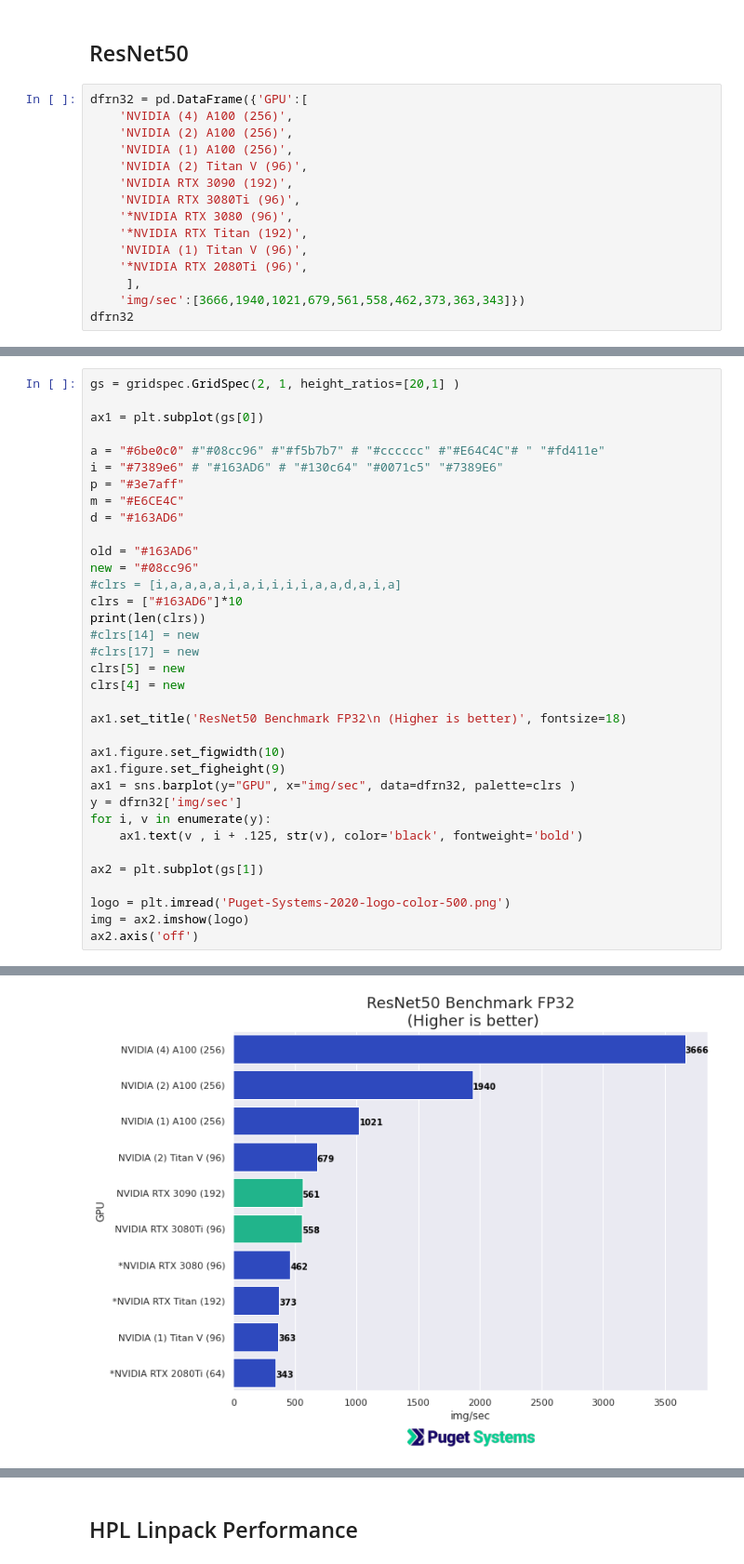
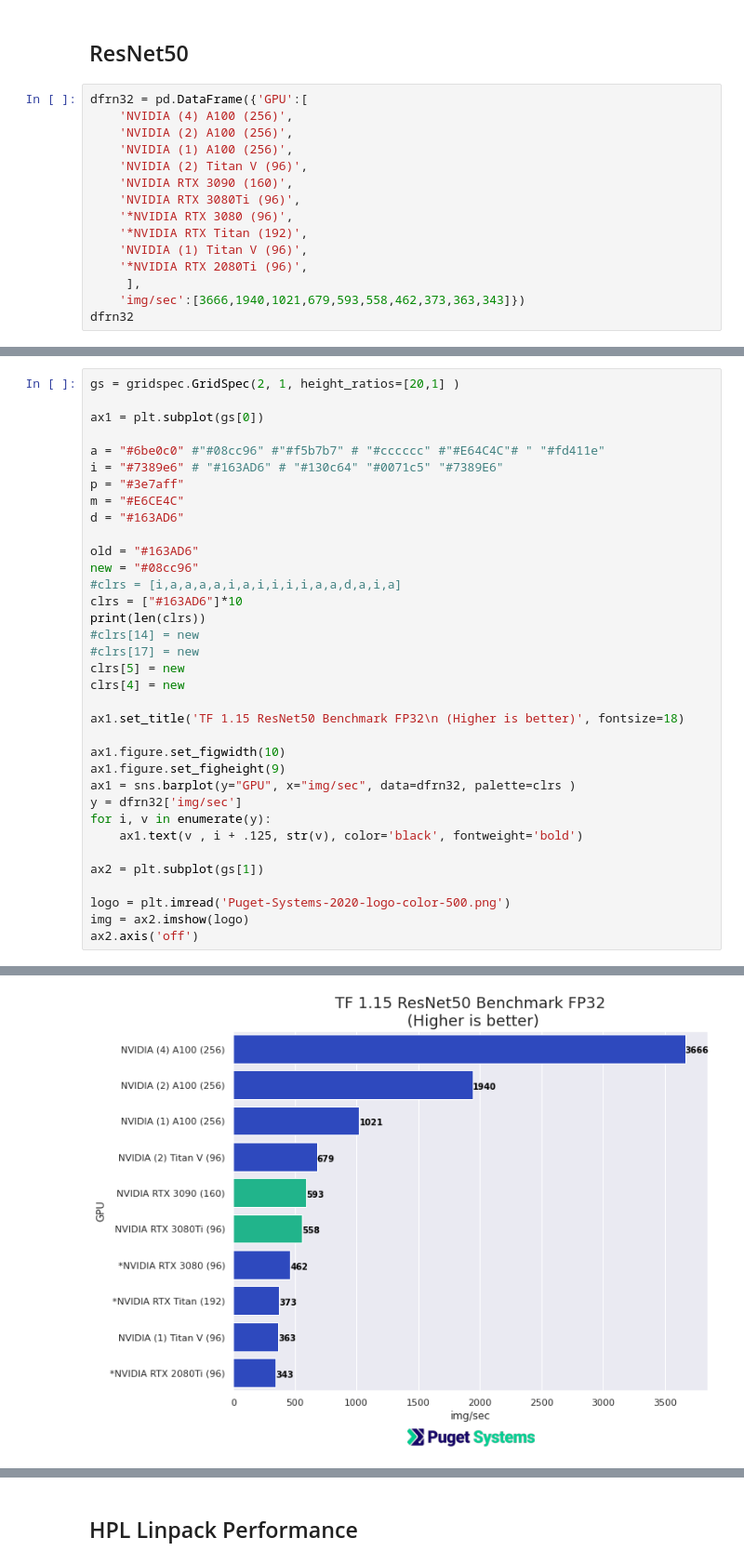
Before and after one commit to dbkinghorn/Notes, a Jupyter notebook: notes/3080Ti-Compute/3080Ti-90-A100.ipynb, the cells around one changed output, grey strips where cells are left out. Shown: that part at 93% size. Saved outputs shown, nothing was run; the diff lists cells and outputs as text.

```diff
--- a/notes/3080Ti-Compute/3080Ti-90-A100.ipynb
+++ b/notes/3080Ti-Compute/3080Ti-90-A100.ipynb
@@ -25,14 +25,14 @@ dfrn32 = pd.DataFrame({'GPU':[
     'NVIDIA (2) A100 (256)',
     'NVIDIA (1) A100 (256)',
     'NVIDIA (2) Titan V (96)',
-    'NVIDIA RTX 3090 (192)',
+    'NVIDIA RTX 3090 (160)',
     'NVIDIA RTX 3080Ti (96)',
     '*NVIDIA RTX 3080 (96)',
     '*NVIDIA RTX Titan (192)',
     'NVIDIA (1) Titan V (96)',
     '*NVIDIA RTX 2080Ti (96)',
      ],
-    'img/sec':[3666,1940,1021,679,561,558,462,373,363,343]})
+    'img/sec':[3666,1940,1021,679,593,558,462,373,363,343]})
 dfrn32
 # %% [output]
 |  | GPU | img/sec |
@@ -56,35 +56,35 @@ i = "#7389e6" # "#163AD6" # "#130c64" "#0071c5" "#7389E6"
 p = "#3e7aff"
 m = "#E6CE4C"
 d = "#163AD6"
 
 old = "#163AD6"
 new = "#08cc96"
 #clrs = [i,a,a,a,a,i,a,i,i,i,i,a,a,d,a,i,a]
 clrs = ["#163AD6"]*10
 print(len(clrs))
 #clrs[14] = new
 #clrs[17] = new
 clrs[5] = new
 clrs[4] = new
 
-ax1.set_title('ResNet50 Benchmark FP32\n (Higher is better)', fontsize=18)
+ax1.set_title('TF 1.15 ResNet50 Benchmark FP32\n (Higher is better)', fontsize=18)
 
 ax1.figure.set_figwidth(10)
 ax1.figure.set_figheight(9)
 ax1 = sns.barplot(y="GPU", x="img/sec", data=dfrn32, palette=clrs )
 y = dfrn32['img/sec']
 for i, v in enumerate(y):
     ax1.text(v , i + .125, str(v), color='black', fontweight='bold')
 
 ax2 = plt.subplot(gs[1])
 
 logo = plt.imread('Puget-Systems-2020-logo-color-500.png')
 img = ax2.imshow(logo)
 ax2.axis('off')
 # %% [output]
 10
 (-0.5, 499.5, 70.5, -0.5)
-[figure, old version]
+[figure, new version]
 # %%
 dfrn16 = pd.DataFrame({'GPU':[
     'NVIDIA (4) A100 (512)',
```
Also changed, not shown: parts of 3 cells of this notebook, 3 other files.
